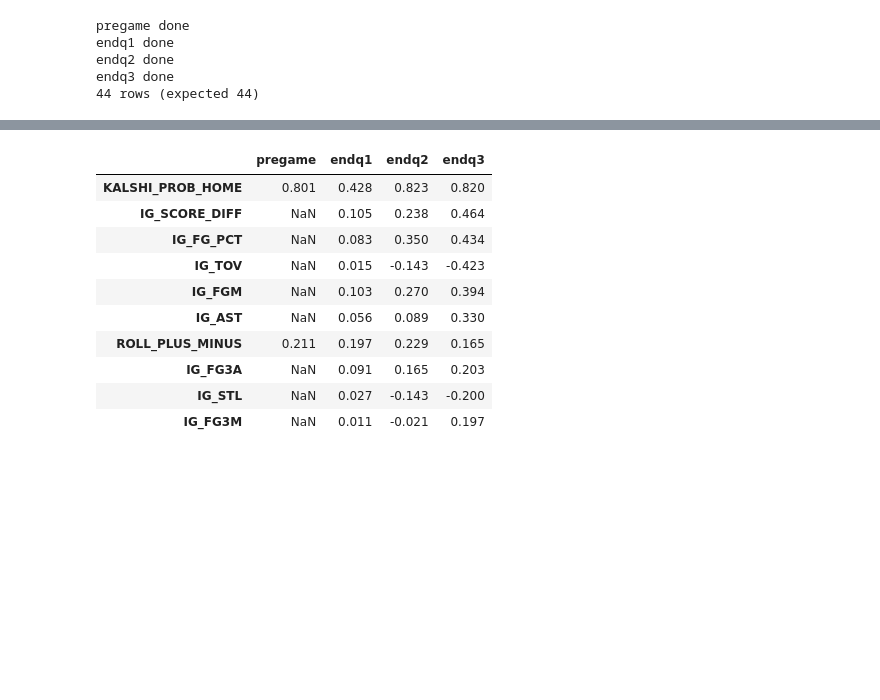
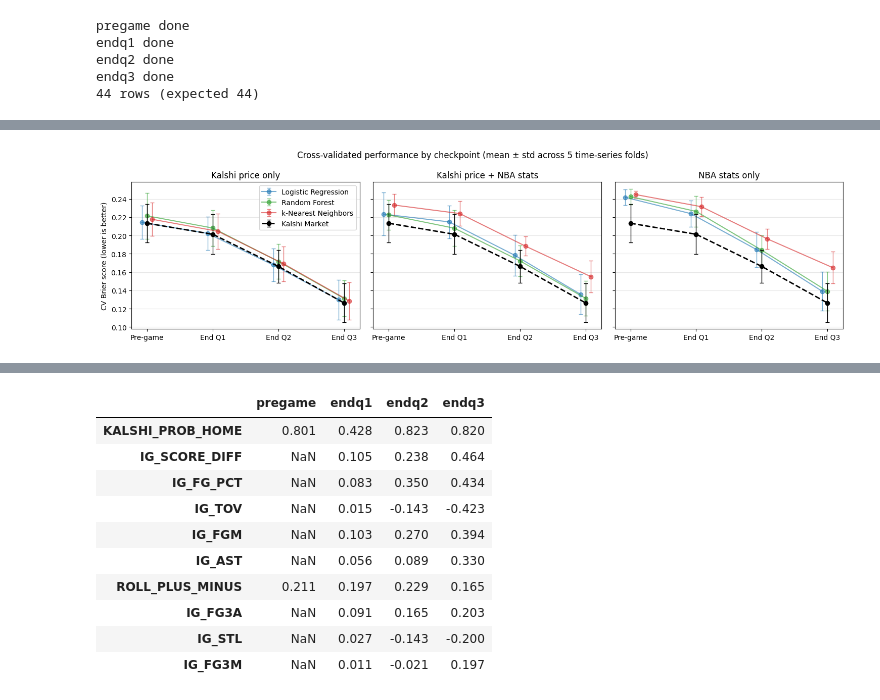
Before and after one commit to brad-hof/Milestone2, a Jupyter notebook: Notebooks/supervised_section.ipynb, the cells around one changed output, grey strips where cells are left out. Drawn from its saved outputs; the diff is of its cells as text; code cells hidden in the pictures; blank space fills up the shorter version.

Commit message:
Add CV evaluation, in-depth analysis, and failure analysis to supervised notebook; update data prep and visualizations

```diff
--- a/Notebooks/supervised_section.ipynb
+++ b/Notebooks/supervised_section.ipynb
@@ -156,5 +184,6 @@ The initial grid search consistently selected the most-regularized value offered
 # %%
-CV = TimeSeriesSplit()
+SCORING = {"brier": "neg_brier_score", "log_loss": "neg_log_loss", "accuracy": "accuracy"}
+
 PARAM_GRIDS = {
     "logistic_regression": {
         "logisticregression__C": [0.001, 0.01, 0.1, 1]  # regularization strength (smaller = stronger)
@@ -170,23 +199,28 @@ PARAM_GRIDS = {
 }
 
 fitted_models = {}  # (checkpoint, features, model) -> best model, refit on all training games
+searches = {}       # (checkpoint, features, model) -> full GridSearchCV object (for sensitivity analysis)
 
 model_rows = []  # one score row per model per checkpoint (same as baseline rows in previous block)
 for checkpoint, table in tables.items():                        # 4 checkpoints (pregame, end of quarters 1-3)
     train, test = split(table)
     for feature_set_name, cols in feature_sets(table).items():  # 3 feature sets (nba stats, kalshi, combined)
         for model_name, model in MODELS.items():                # 3 model types (logistic regression, random forest, knn)
-            search = GridSearchCV(model, PARAM_GRIDS[model_name], cv=CV, scoring="neg_brier_score", n_jobs=-1)
+            search = GridSearchCV(model, PARAM_GRIDS[model_name], cv=CV, scoring=SCORING, refit="brier", n_jobs=-1)
             search.fit(train[cols], train["HOME_WIN"])
             prob = search.predict_proba(test[cols])[:, 1]  # P(home win) from the best model, refit on all training games
             key = (checkpoint, feature_set_name, model_name)
             test_probs[key] = prob
             fitted_models[key] = search.best_estimator_
+            searches[key] = search
 
+            cv_result, i = search.cv_results_, search.best_index_  # fold results for the selected settings
             model_rows.append({
                 "checkpoint": checkpoint, "features": feature_set_name, "model": model_name,
                 **score(test["HOME_WIN"], prob),
-                "cv_brier": -search.best_score_,  # flip sign since scikit-learn gives negative Brier score
+                "cv_brier_mean": -cv_result["mean_test_brier"][i],         "cv_brier_std": cv_result["std_test_brier"][i],
+                "cv_log_loss_mean": -cv_result["mean_test_log_loss"][i],   "cv_log_loss_std": cv_result["std_test_log_loss"][i],
+                "cv_accuracy_mean": cv_result["mean_test_accuracy"][i],    "cv_accuracy_std": cv_result["std_test_accuracy"][i],
                 "best_params": search.best_params_,
             })
     print(f"{checkpoint} done")
@@ -306,0 +334,34 @@ plt.show()
+# %%
+FEATURE_PANELS = [("kalshi_only", "Kalshi price only"),
+                  ("combined", "Kalshi price + NBA stats"),
+                  ("nba_stats_only", "NBA stats only")]
+MODEL_STYLES = [("logistic_regression", "Logistic Regression", "tab:blue"),
+                ("random_forest", "Random Forest", "tab:green"),
+                ("knn", "k-Nearest Neighbors", "tab:red")]
+
+cv_mean = metric_table("cv_brier_mean")
+cv_std = metric_table("cv_brier_std")
+x = np.arange(len(CHECKPOINTS))
+market = ("kalshi_market", "baseline")
+
+fig, axes = plt.subplots(1, 3, figsize=(15, 4), sharey=True)
+for ax, (feature_set_name, title) in zip(axes, FEATURE_PANELS):
+    for i, (model_name, label, color) in enumerate(MODEL_STYLES):
+        offset = (i - 1) * 0.08  # nudge lines sideways so error bars don't sit on top of each other
+        ax.errorbar(x + offset, cv_mean.loc[(feature_set_name, model_name)],
+                    yerr=cv_std.loc[(feature_set_name, model_name)],
+                    marker="o", capsize=3, color=color, label=label, elinewidth=1, alpha=0.6)
+    ax.errorbar(x, cv_mean.loc[market], yerr=cv_std.loc[market], color="black", linestyle="--",
+                linewidth=2, marker="o", capsize=3, elinewidth=1, zorder=5, label="Kalshi Market")
+    ax.set_xticks(x)
+    ax.set_xticklabels(LABELS)
+    ax.set_title(title)
+    ax.grid(axis="y", alpha=0.3)
+axes[0].set_ylabel("CV Brier score (lower is better)")
+axes[0].legend(loc="upper right", fontsize=10)
+fig.suptitle("Cross-validated performance by checkpoint (mean ± std across 5 time-series folds)")
+plt.tight_layout()
+plt.savefig(VIZ_DIR / "04_supervised_cv_performance.png", dpi=300, bbox_inches="tight")
+plt.show()
+# %% [output]
+[figure, added]
```
Also changed, not shown: parts of 50 cells of this notebook, 6 other files.
